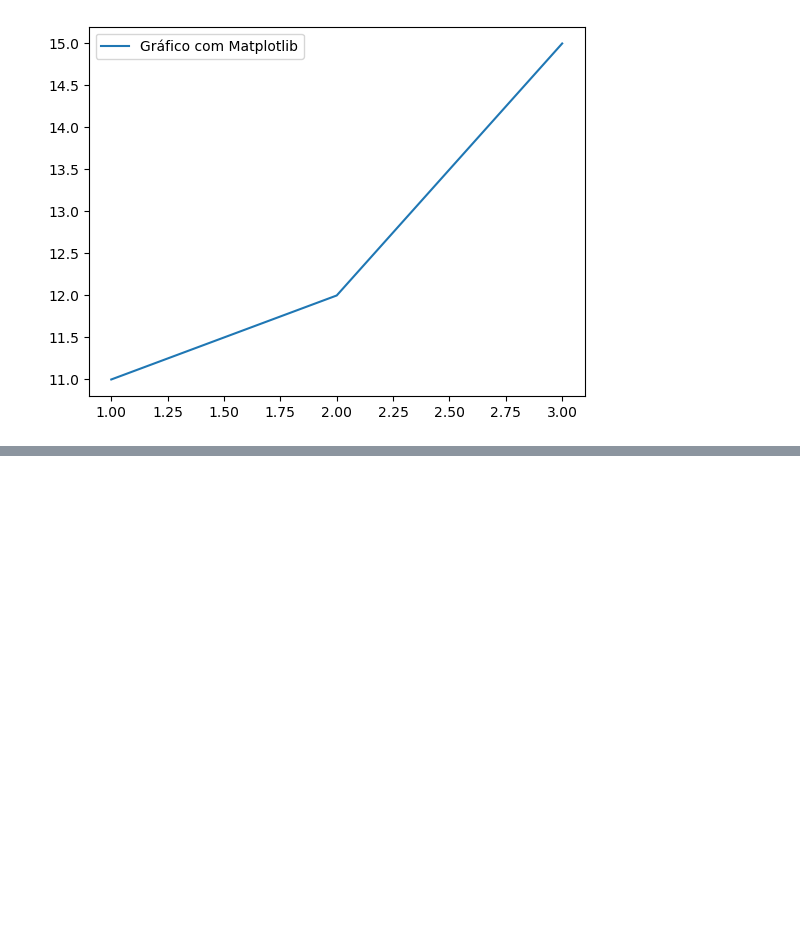
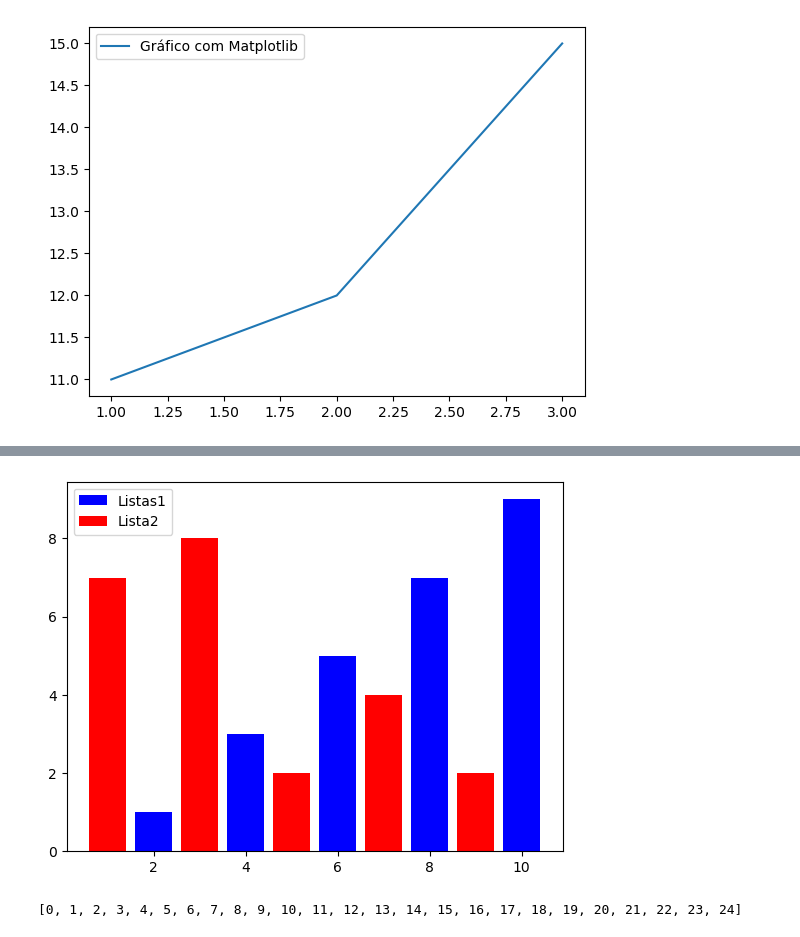
Before and after one commit to mateushlsilva/matplotlib-aula, a Jupyter notebook: matplotlib.ipynb, the cells around one changed output, grey strips where cells are left out. Saved outputs shown, nothing was run; the diff lists cells and outputs as text; code cells hidden in the pictures; blank space fills up the shorter version.

```diff
--- a/matplotlib.ipynb
+++ b/matplotlib.ipynb
@@ -33,0 +48,7 @@ plt.show()
+# %%
+plt.bar(x1, x2, label='Listas1', color = 'blue')
+plt.bar(x2, y2, label='Lista2', color='red')
+plt.legend()
+plt.show()
+# %% [output]
+[figure, added]
@@ -33,0 +59,4 @@ plt.show()
+# %%
+print(ids)
+# %% [output]
+[0, 1, 2, 3, 4, 5, 6, 7, 8, 9, 10, 11, 12, 13, 14, 15, 16, 17, 18, 19, 20, 21, 22, 23, 24]
```
Also changed, not shown: parts of 10 cells of this notebook.
